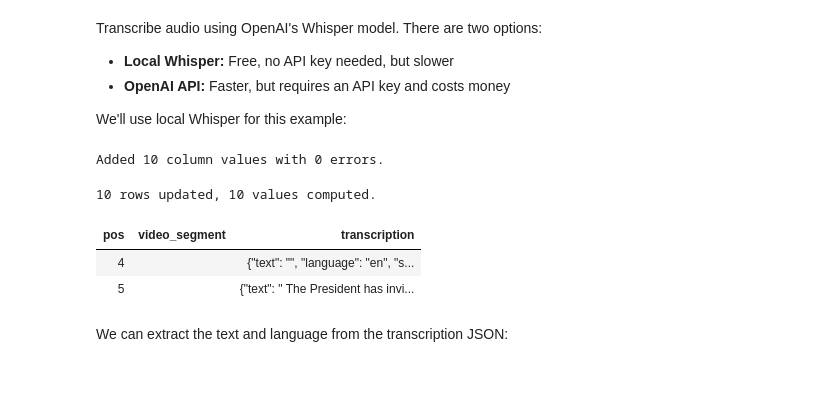
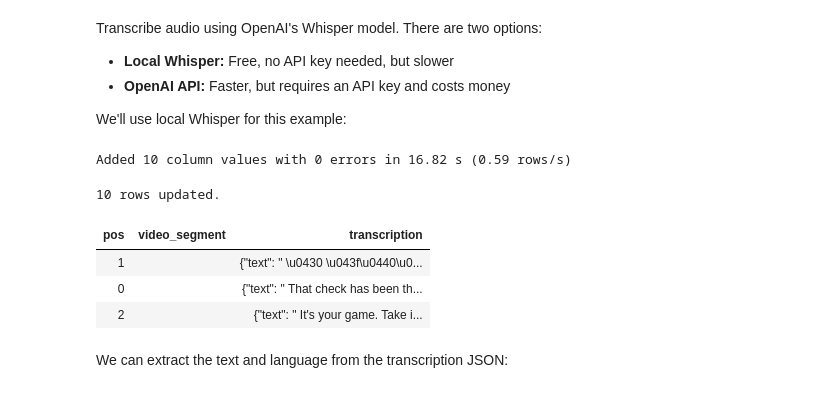
Before and after one commit to apreshill/pxt-primetime, a Jupyter notebook: 02_iterating-with-data.ipynb, the cells around one changed output. Cells and saved outputs as stored; diff of their text form; code cells hidden in the pictures.

```diff
--- a/02_iterating-with-data.ipynb
+++ b/02_iterating-with-data.ipynb
@@ -25,5 +25,5 @@ pxt.list_tables()
 # %%
-v = pxt.get_table('chess_vids')
+v = pxt.get_table('primetime_vids')
 # %%
 v
 # %% [output]
@@ -89,12 +108,10 @@ To create a view with video segments, we need to extract the scene start times f
 # %%
-from pixeltable.functions.video import video_splitter
-
 scenes = pxt.create_view(
     'scene_view',
     v,
-    iterator=video_splitter(
+    iterator=pxtf.video.video_splitter(
         video=v.video,
-        segment_times=v.scenes[1:].start_time,
+        segment_times=v.scenes[1:].start_time, # this is from our scene detection
         mode='fast',
     ),
     if_exists='replace'
@@ -154,7 +161,6 @@ Extract audio from each scene's video segment and transcribe it using Whisper.
 # %%
-# Extract audio from video segments
 scenes.add_computed_column(
-    audio=scenes.video_segment.extract_audio(),
+    audio=pxtf.video.extract_audio(scenes.video_segment),
     if_exists='replace'
 )
 # %% [output]
@@ -168,15 +192,16 @@ Transcribe audio using OpenAI's Whisper model. There are two options:
 
 We'll use local Whisper for this example:
 # %%
-from pixeltable.functions import whisper
+import warnings
+warnings.filterwarnings('ignore')
 
 scenes.add_computed_column(
-    transcription=whisper.transcribe(scenes.audio, model='base'),
+    transcription=pxtf.whisper.transcribe(scenes.audio, model='base'),
     if_exists='replace'
 )
 # %% [output]
-Added 10 column values with 0 errors.
+Added 10 column values with 0 errors in 16.82 s (0.59 rows/s)
-10 rows updated, 10 values computed.
+10 rows updated.
 # %%
 # Alternative: Using OpenAI API for transcription (faster, but requires API key)
 # Uncomment and use this instead of the built-in whisper function below
@@ -191,10 +214,11 @@ Added 10 column values with 0 errors.
 #     if_exists='replace'
 # )
 # %%
-scenes.select(scenes.pos, scenes.video_segment, scenes.transcription).limit(2).collect()
+scenes.select(scenes.pos, scenes.video_segment, scenes.transcription).limit(3).collect()
 # %% [output]
 | pos | video_segment | transcription |
-| 4 |  | {"text": "", "language": "en", "s... |
-| 5 |  | {"text": " The President has invi... |
+| 1 |  | {"text": " \u0430 \u043f\u0440\u0... |
+| 0 |  | {"text": " That check has been th... |
+| 2 |  | {"text": " It's your game. Take i... |
 # %% [markdown]
 We can extract the text and language from the transcription JSON:
```
Also changed, not shown: parts of 56 cells of this notebook.
